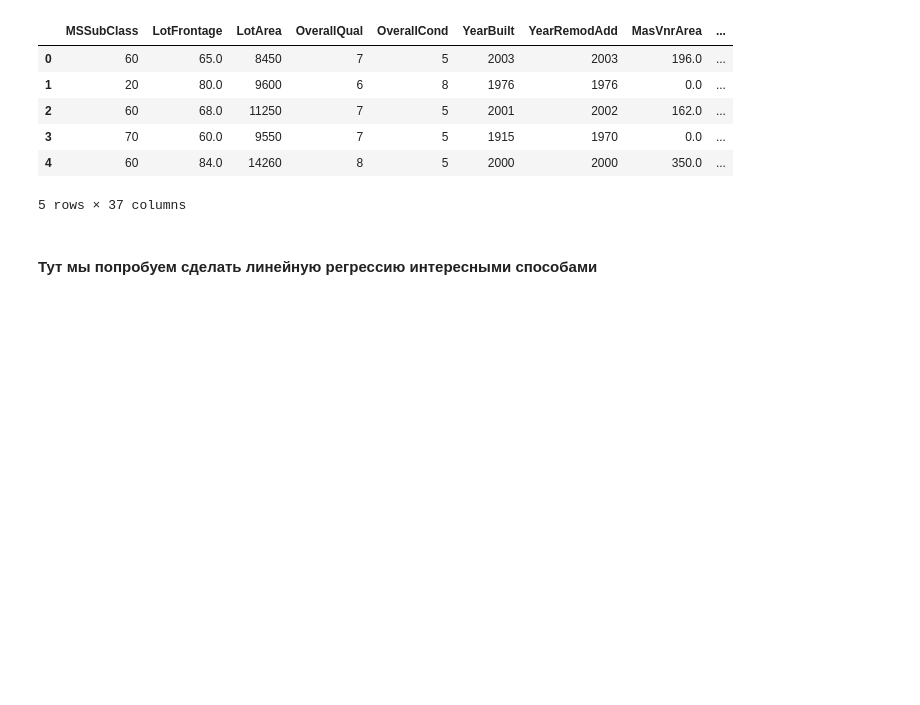
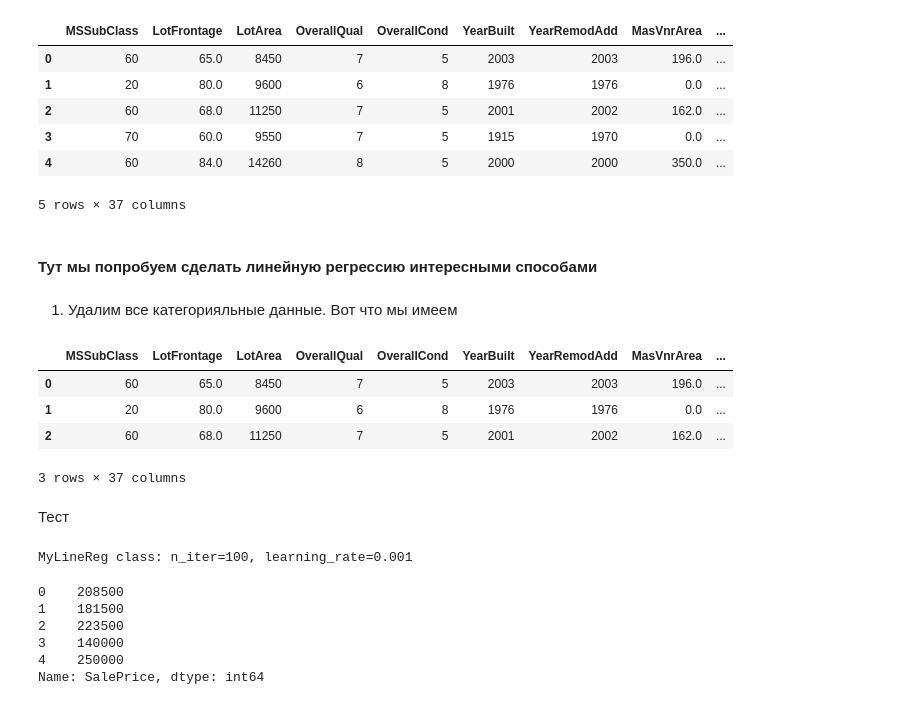
Before and after one commit to Shamil65/Machine-learning-start, a Jupyter notebook: Решение проблем kaggle/Linear Regression/House Prices/House Prices.ipynb, the cells around one changed output. Cells and saved outputs as stored; diff of their text form; code cells hidden in the pictures; blank space fills up the shorter version.

```diff
--- a/Решение проблем kaggle/Linear Regression/House Prices/House Prices.ipynb
+++ b/Решение проблем kaggle/Linear Regression/House Prices/House Prices.ipynb
@@ -255,3 +257,32 @@ train_df_num.head()
 5 rows × 37 columns
 # %% [markdown]
 #### Тут мы попробуем сделать линейную регрессию интересными способами
+# %% [markdown]
+1. Удалим все категорияльные данные. Вот что мы имеем
+# %%
+train_df_num.head(3)
+# %% [output]
+|  | MSSubClass | LotFrontage | LotArea | OverallQual | OverallCond | YearBuilt | YearRemodAdd | MasVnrArea | ... |
+| 0 | 60 | 65.0 | 8450 | 7 | 5 | 2003 | 2003 | 196.0 | ... |
+| 1 | 20 | 80.0 | 9600 | 6 | 8 | 1976 | 1976 | 0.0 | ... |
+| 2 | 60 | 68.0 | 11250 | 7 | 5 | 2001 | 2002 | 162.0 | ... |
+3 rows × 37 columns
+# %% [markdown]
+Тест
+# %%
+from my_line_reg import MyLineReg
+
+model = MyLineReg()
+print(model)
+# %% [output]
+MyLineReg class: n_iter=100, learning_rate=0.001
+# %%
+y = train_df_num["SalePrice"]
+y.head()
+# %% [output]
+0    208500
+1    181500
+2    223500
+3    140000
+4    250000
+Name: SalePrice, dtype: int64
```
Also changed, not shown: parts of 4 cells of this notebook, 1 other file.
